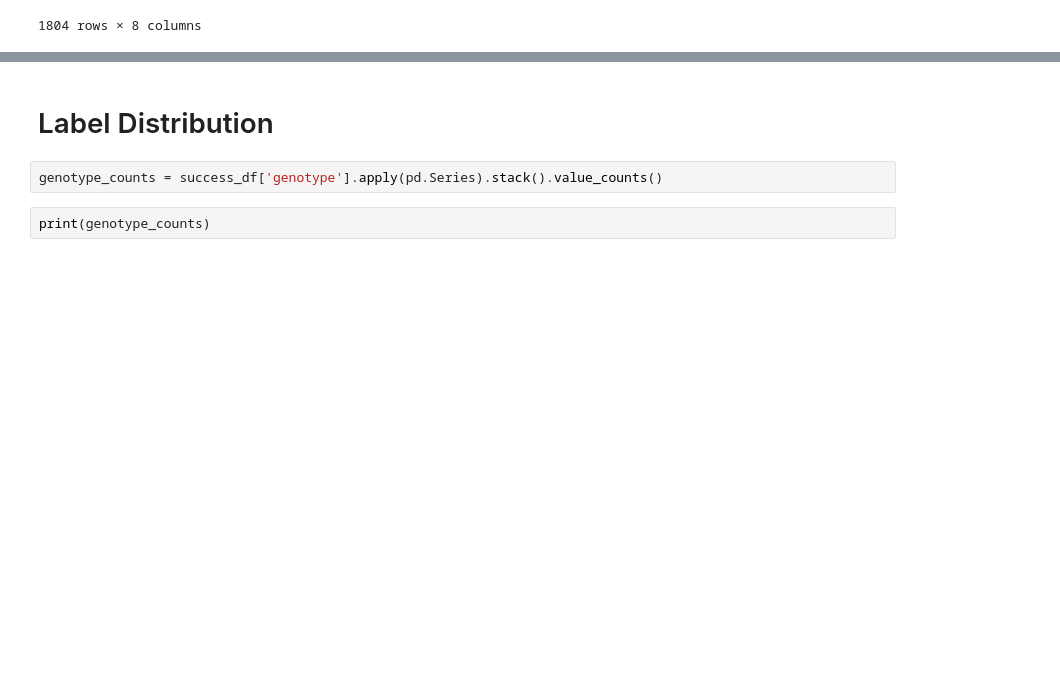
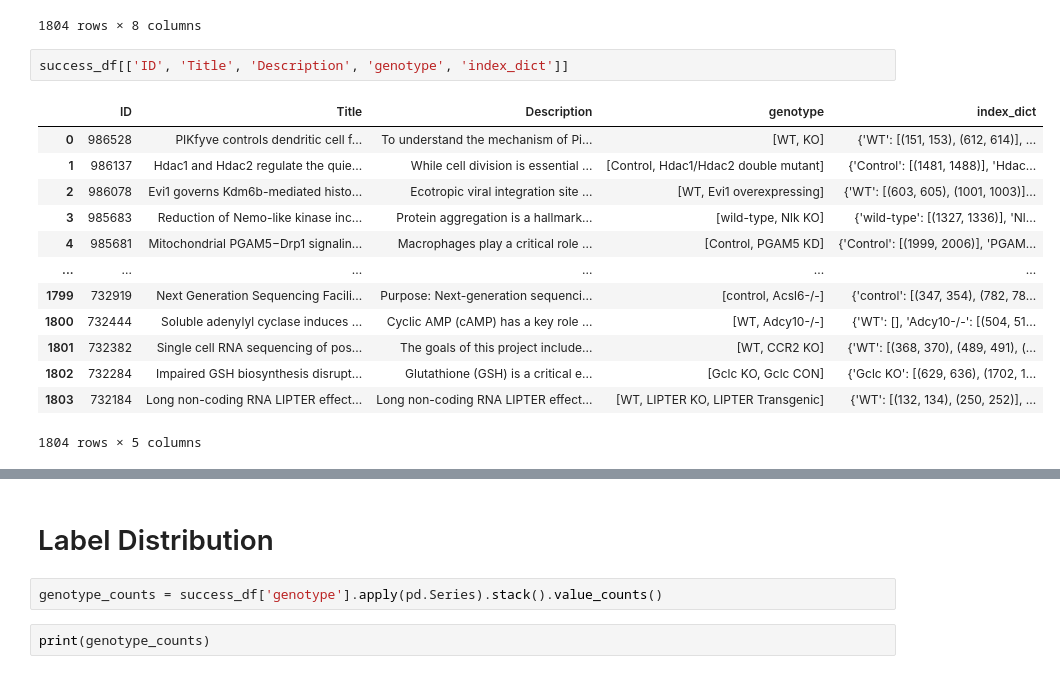
Before and after one commit to dhruvkp090/bioNER_dissertation, a Jupyter notebook: Dataset Structuring.ipynb, the cells around one changed output, grey strips where cells are left out. Drawn from its saved outputs; the diff is of its cells as text; blank space fills up the shorter version.

```diff
--- a/Dataset Structuring.ipynb
+++ b/Dataset Structuring.ipynb
@@ -341,3 +341,19 @@ success_df
 | 1802 | 732284 | PRJNA732284 | Impaired GSH biosynthesis disrupt... | Impaired GSH biosynthesis disrupt... | Glutathione (GSH) is a critical e... | 732284 | [Gclc KO, Gclc CON] | {'Gclc KO': [(629, 636), (1702, 1... |
 | 1803 | 732184 | PRJNA732184 | Long non-coding RNA LIPTER effect... | Long non-coding RNA LIPTER effect... | Long non-coding RNA LIPTER effect... | 732184 | [WT, LIPTER KO, LIPTER Transgenic] | {'WT': [(132, 134), (250, 252)], ... |
 1804 rows × 8 columns
+# %%
+success_df[['ID', 'Title', 'Description', 'genotype', 'index_dict']]
+# %% [output]
+|  | ID | Title | Description | genotype | index_dict |
+| 0 | 986528 | PIKfyve controls dendritic cell f... | To understand the mechanism of Pi... | [WT, KO] | {'WT': [(151, 153), (612, 614)], ... |
+| 1 | 986137 | Hdac1 and Hdac2 regulate the quie... | While cell division is essential ... | [Control, Hdac1/Hdac2 double mutant] | {'Control': [(1481, 1488)], 'Hdac... |
+| 2 | 986078 | Evi1 governs Kdm6b-mediated histo... | Ecotropic viral integration site ... | [WT, Evi1 overexpressing] | {'WT': [(603, 605), (1001, 1003)]... |
+| 3 | 985683 | Reduction of Nemo-like kinase inc... | Protein aggregation is a hallmark... | [wild-type, Nlk KO] | {'wild-type': [(1327, 1336)], 'Nl... |
+| 4 | 985681 | Mitochondrial PGAM5−Drp1 signalin... | Macrophages play a critical role ... | [Control, PGAM5 KD] | {'Control': [(1999, 2006)], 'PGAM... |
+| ... | ... | ... | ... | ... | ... |
+| 1799 | 732919 | Next Generation Sequencing Facili... | Purpose: Next-generation sequenci... | [control, Acsl6-/-] | {'control': [(347, 354), (782, 78... |
+| 1800 | 732444 | Soluble adenylyl cyclase induces ... | Cyclic AMP (cAMP) has a key role ... | [WT, Adcy10-/-] | {'WT': [], 'Adcy10-/-': [(504, 51... |
+| 1801 | 732382 | Single cell RNA sequencing of pos... | The goals of this project include... | [WT, CCR2 KO] | {'WT': [(368, 370), (489, 491), (... |
+| 1802 | 732284 | Impaired GSH biosynthesis disrupt... | Glutathione (GSH) is a critical e... | [Gclc KO, Gclc CON] | {'Gclc KO': [(629, 636), (1702, 1... |
+| 1803 | 732184 | Long non-coding RNA LIPTER effect... | Long non-coding RNA LIPTER effect... | [WT, LIPTER KO, LIPTER Transgenic] | {'WT': [(132, 134), (250, 252)], ... |
+1804 rows × 5 columns
```
Also changed, not shown: parts of 8 cells of this notebook, 3 other files.
